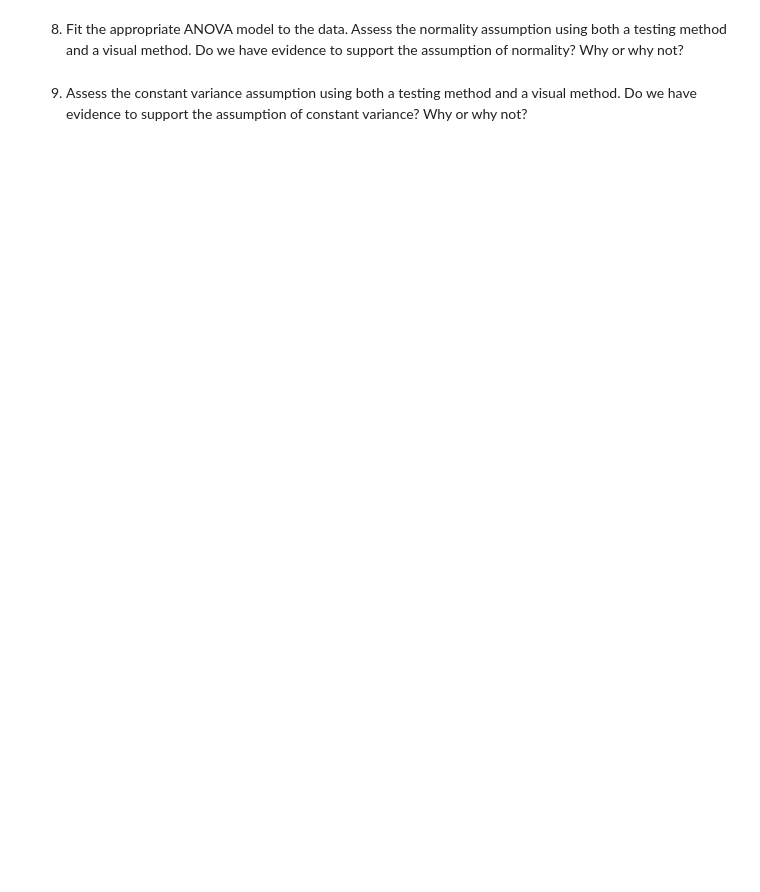
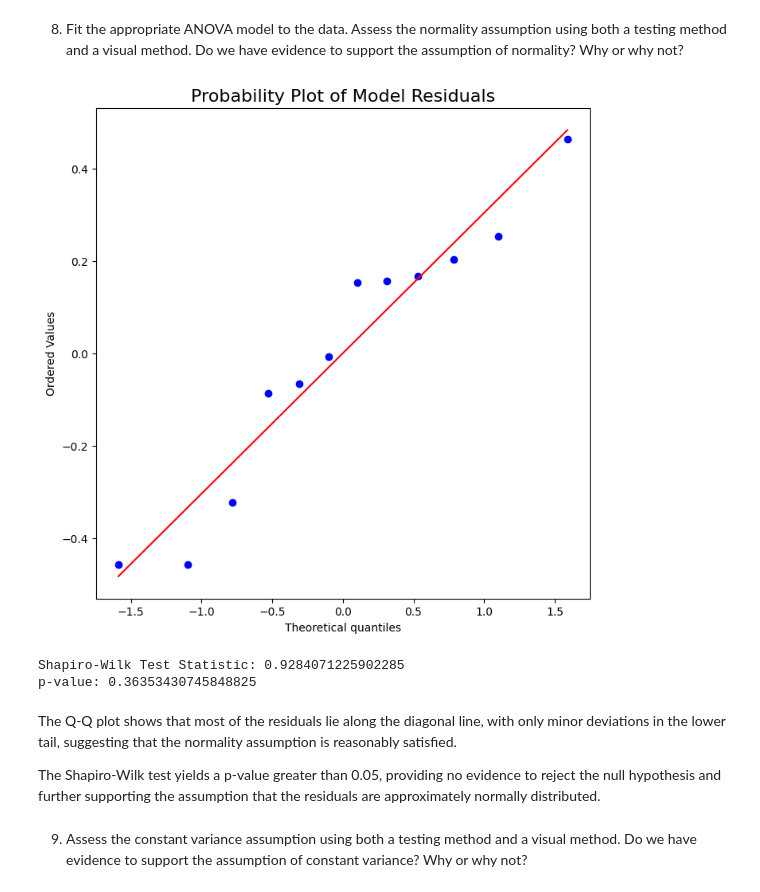
Before and after one commit to elo-meriem/STAT-7220-Applied-Experimental-Design, a Jupyter notebook: Assignments/HW3/STAT-7220-HW3.ipynb, the cells around one changed output. Saved outputs shown, nothing was run; the diff lists cells and outputs as text; code cells hidden in the pictures; blank space fills up the shorter version.

```diff
--- a/Assignments/HW3/STAT-7220-HW3.ipynb
+++ b/Assignments/HW3/STAT-7220-HW3.ipynb
@@ -529,6 +630,44 @@ $2^{3-1}$ factional factorial design uses only a fraction of the full design , i
 8.  Fit the appropriate ANOVA model to the data. Assess the normality assumption using both a testing method and a visual method. Do we have evidence to support the assumption of normality? Why or why not?
 # %%
 ## Question 8 Code ##
+
+import pandas as pd
+import matplotlib.pyplot as plt
+import seaborn as sns
+import scipy.stats as stats
+import statsmodels.api as sm
+from statsmodels.formula.api import ols
+from statsmodels.stats.diagnostic import het_breuschpagan
+
+
+# Fit ANOVA model with main effects and interactions (3-factor)
+model = ols(
+    "Satisfaction ~ GPS_Accuracy * Battery_Life * Display",
+    data=Band_Experiment_ds
+).fit()
+
+# Extract residuals
+res = model.resid
+
+# Generate QQ-plot for normality check
+fig = plt.figure(figsize=(8,8))
+ax = fig.add_subplot(111)
+stats.probplot(res, plot=plt)
+ax.set_title("Probability Plot of Model Residuals", fontsize=16)
+plt.show()
+
+# Shapiro-Wilk test for normality
+shapiro_test = stats.shapiro(res)
+print(f'Shapiro-Wilk Test Statistic: {shapiro_test.statistic}')
+print(f'p-value: {shapiro_test.pvalue}')
+# %% [output]
+[figure, added]
+Shapiro-Wilk Test Statistic: 0.9284071225902285
+p-value: 0.36353430745848825
+# %% [markdown]
+The Q-Q plot shows that most of the residuals lie along the diagonal line, with only minor deviations in the lower tail, suggesting that the normality assumption is reasonably satisfied.
+
+The Shapiro-Wilk test yields a p-value greater than 0.05, providing no evidence to reject the null hypothesis and further supporting the assumption that the residuals are approximately normally distributed.
 # %% [markdown]
 
 9.  Assess the constant variance assumption using both a testing method and a visual method. Do we have evidence to support the assumption of constant variance? Why or why not?
```
Also changed, not shown: parts of 11 cells of this notebook.
